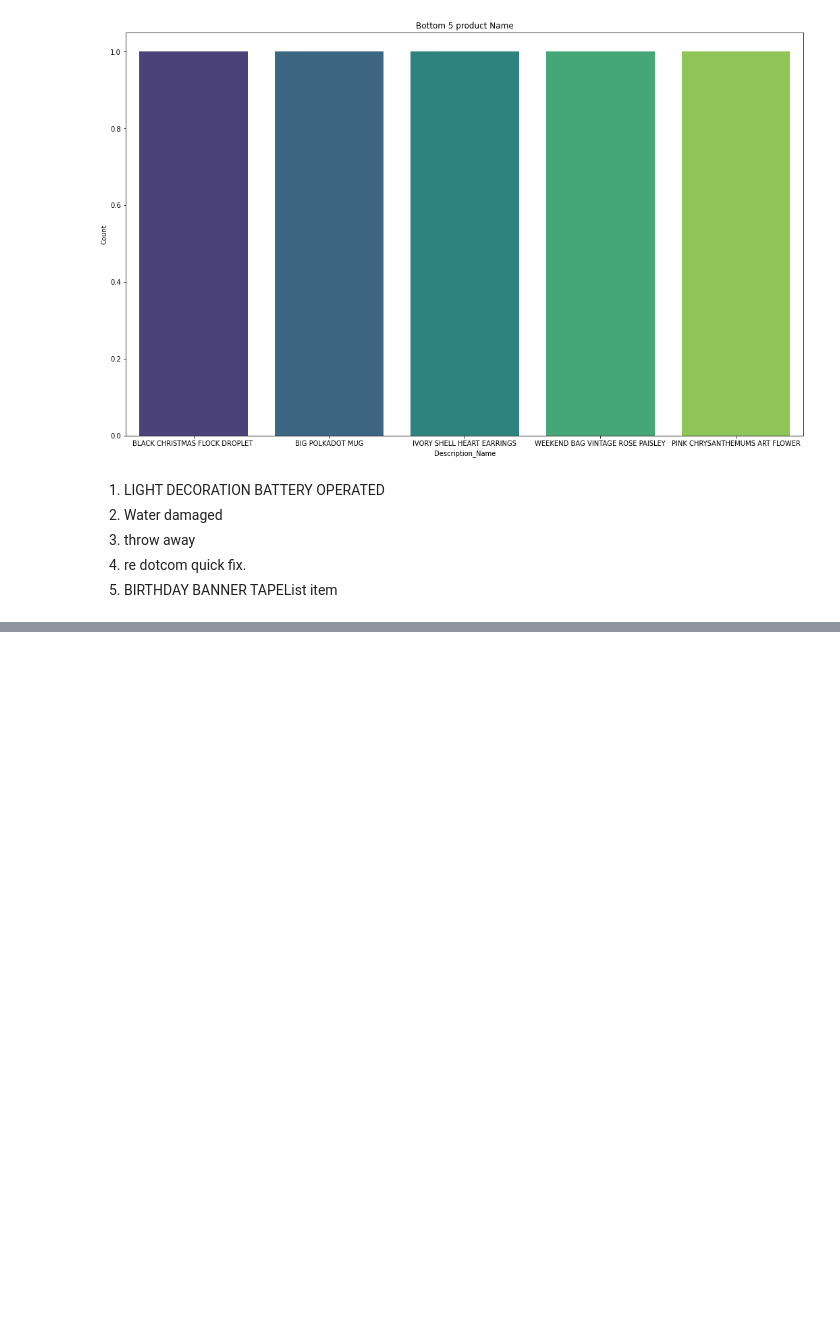
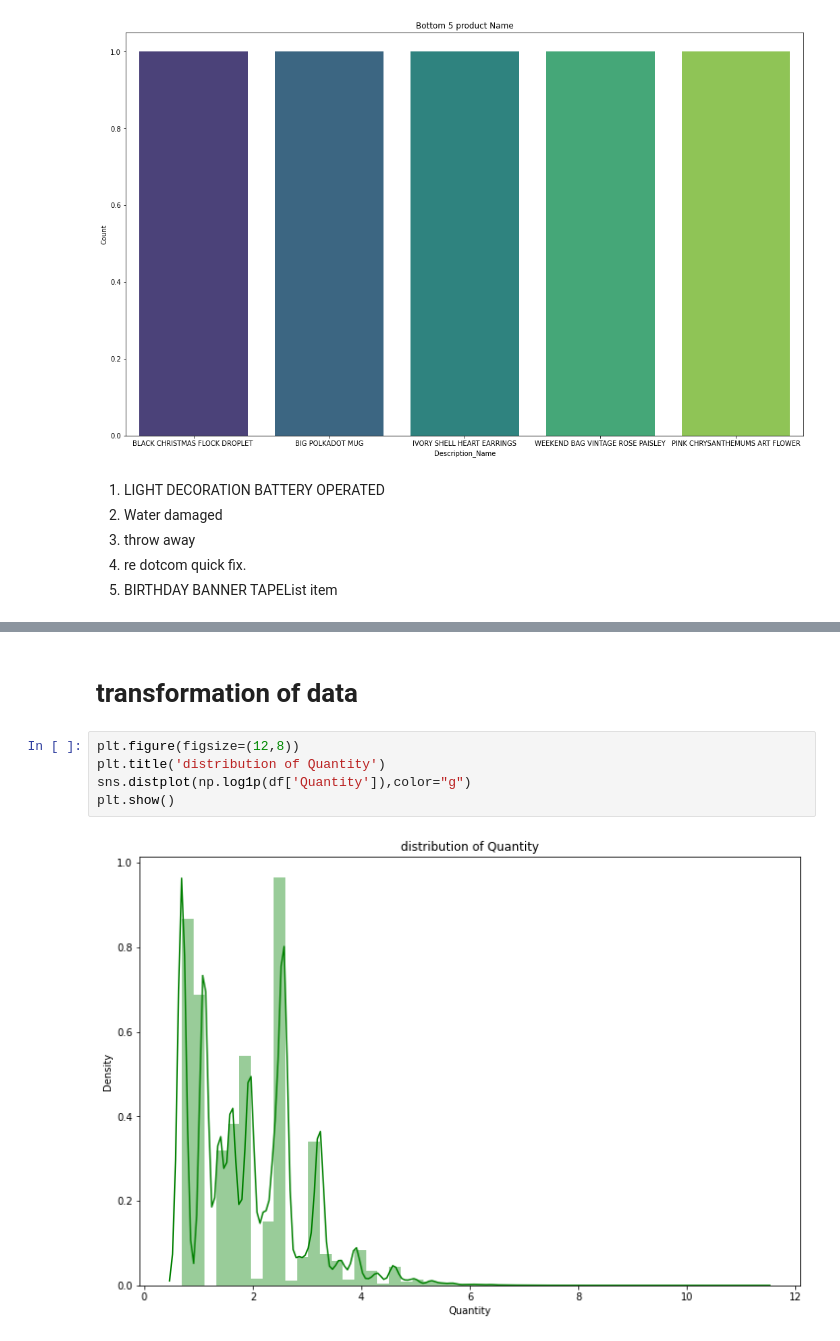
Before and after one commit to AtulChouhan0/Online-Retail-Customer-Segmentation, a Jupyter notebook: Online_Retail_Customer_Segmentation_Capstone_Project.ipynb, the cells around one changed output, grey strips where cells are left out. Drawn from its saved outputs; the diff is of its cells as text; blank space fills up the shorter version.

```diff
--- a/Online_Retail_Customer_Segmentation_Capstone_Project.ipynb
+++ b/Online_Retail_Customer_Segmentation_Capstone_Project.ipynb
@@ -257,0 +304,9 @@ sns.barplot(x='Description_Name',y='Count',data=Description_df[-5:], palette ="v
+# %% [markdown]
+# **transformation of data**
+# %%
+plt.figure(figsize=(12,8))
+plt.title('distribution of Quantity')
+sns.distplot(np.log1p(df['Quantity']),color="g")
+plt.show()
+# %% [output]
+[figure, added]
```
Also changed, not shown: parts of 10 cells of this notebook.
